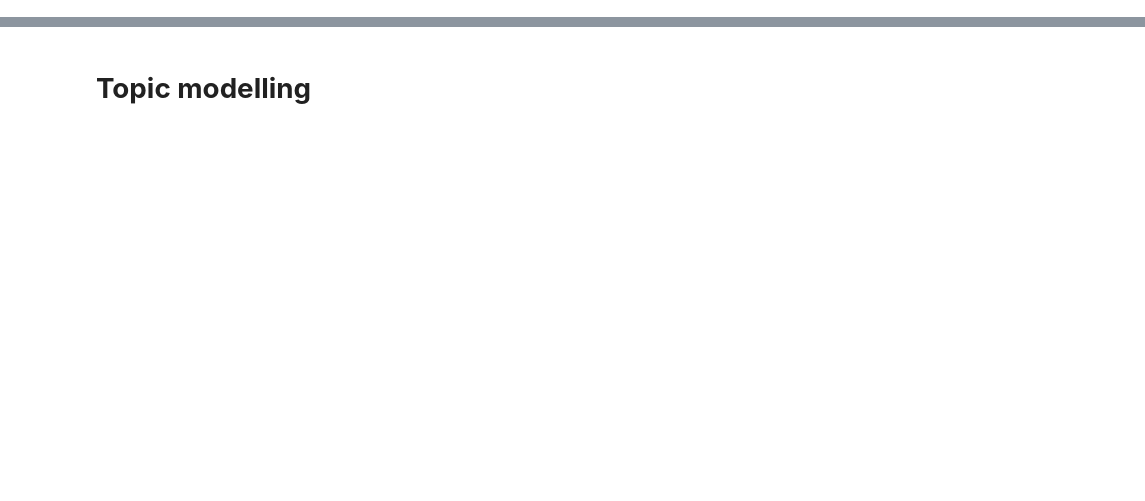
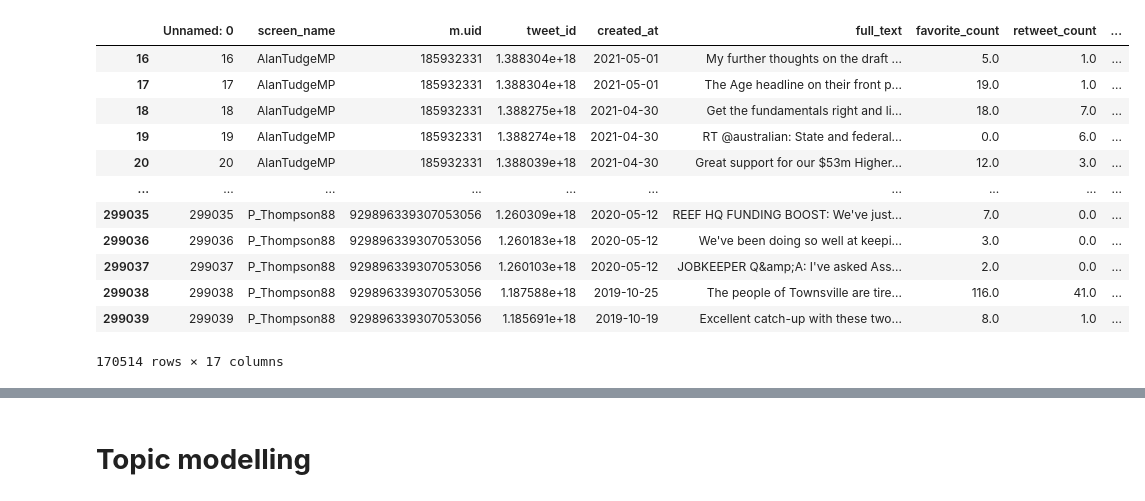
Before and after one commit to frederik-kilpinen/Exam2021-DM-ASDS2, a Jupyter notebook: topic_models.ipynb, the cells around one changed output, grey strips where cells are left out. Cells and saved outputs as stored; diff of their text form; code cells hidden in the pictures; blank space fills up the shorter version.

```diff
--- a/topic_models.ipynb
+++ b/topic_models.ipynb
@@ -31,6 +48,23 @@ from gensim.models.ldamulticore import LdaMulticore
 # %%
 #Importing and viewing data
 tweets = pd.read_csv("/content/drive/MyDrive/Digital methods/final_tweet_df")
+# %%
+# Subsetting data (should be removed with new dataset)
+tweets.loc[(tweets["created_at"] >= "2018-06-01") & (tweets["created_at"] <= "2021-05-01")]
+# %% [output]
+|  | Unnamed: 0 | screen_name | m.uid | tweet_id | created_at | full_text | favorite_count | retweet_count | ... |
+| 16 | 16 | AlanTudgeMP | 185932331 | 1.388304e+18 | 2021-05-01 | My further thoughts on the draft ... | 5.0 | 1.0 | ... |
+| 17 | 17 | AlanTudgeMP | 185932331 | 1.388304e+18 | 2021-05-01 | The Age headline on their front p... | 19.0 | 1.0 | ... |
+| 18 | 18 | AlanTudgeMP | 185932331 | 1.388275e+18 | 2021-04-30 | Get the fundamentals right and li... | 18.0 | 7.0 | ... |
+| 19 | 19 | AlanTudgeMP | 185932331 | 1.388274e+18 | 2021-04-30 | RT @australian: State and federal... | 0.0 | 6.0 | ... |
+| 20 | 20 | AlanTudgeMP | 185932331 | 1.388039e+18 | 2021-04-30 | Great support for our $53m Higher... | 12.0 | 3.0 | ... |
+| ... | ... | ... | ... | ... | ... | ... | ... | ... | ... |
+| 299035 | 299035 | P_Thompson88 | 929896339307053056 | 1.260309e+18 | 2020-05-12 | REEF HQ FUNDING BOOST: We've just... | 7.0 | 0.0 | ... |
+| 299036 | 299036 | P_Thompson88 | 929896339307053056 | 1.260183e+18 | 2020-05-12 | We've been doing so well at keepi... | 3.0 | 0.0 | ... |
+| 299037 | 299037 | P_Thompson88 | 929896339307053056 | 1.260103e+18 | 2020-05-12 | JOBKEEPER Q&amp;A: I've asked Ass... | 2.0 | 0.0 | ... |
+| 299038 | 299038 | P_Thompson88 | 929896339307053056 | 1.187588e+18 | 2019-10-25 | The people of Townsville are tire... | 116.0 | 41.0 | ... |
+| 299039 | 299039 | P_Thompson88 | 929896339307053056 | 1.185691e+18 | 2019-10-19 | Excellent catch-up with these two... | 8.0 | 1.0 | ... |
+170514 rows × 17 columns
 # %%
 #Reusing and tweaking the function for preprocessing from last week to fit specifics of this dataset.
 def preprocess(text):
```
Also changed, not shown: parts of 10 cells of this notebook.
